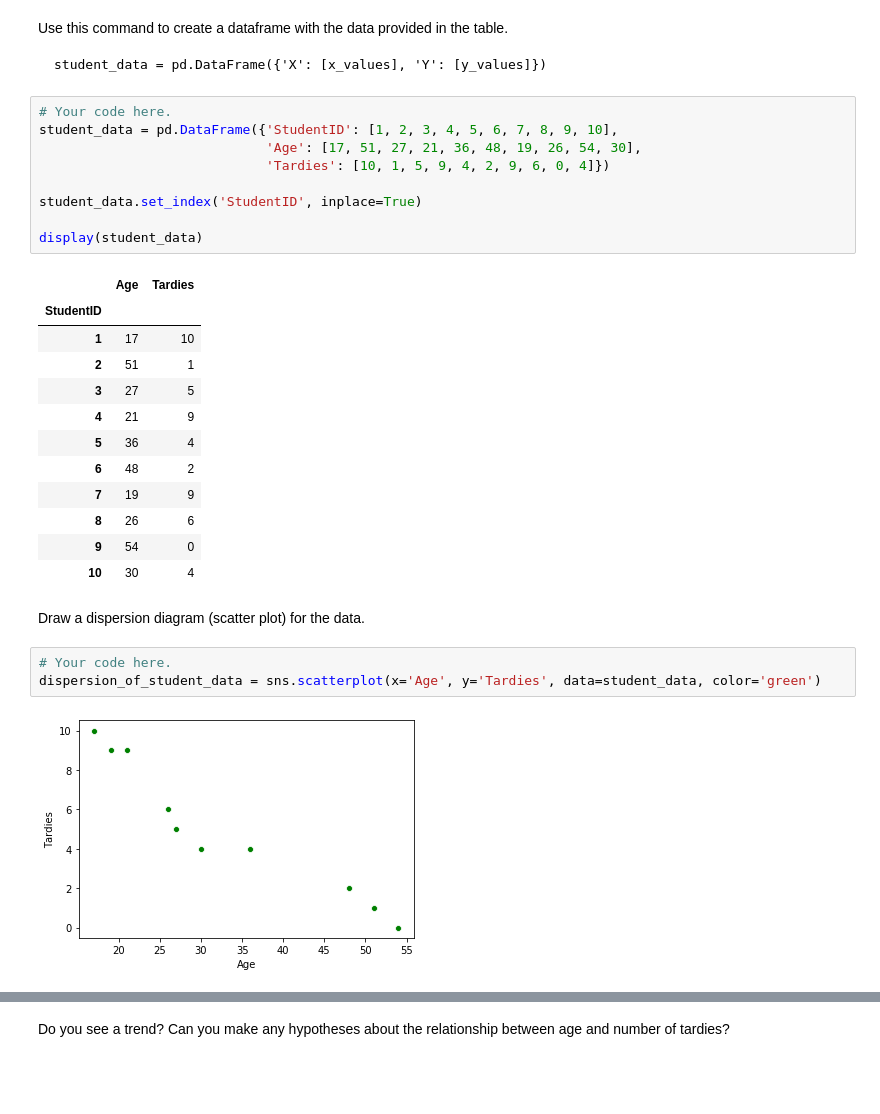
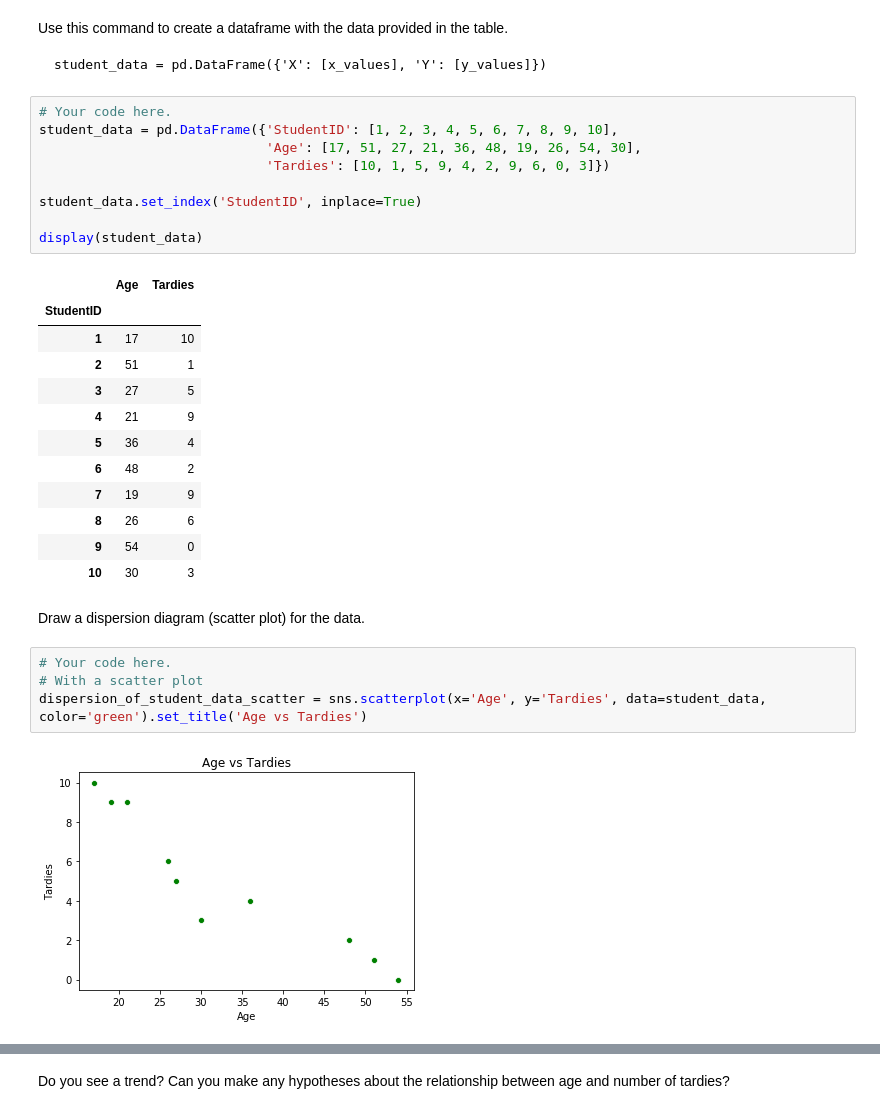
Before and after one commit to almsasantos/dataptmad1019, a Jupyter notebook: module-2/lab-regression-analysis/your-code.ipynb, the cells around one changed output, grey strips where cells are left out. Drawn from its saved outputs; the diff is of its cells as text; blank space fills up the shorter version.

```diff
--- a/module-2/lab-regression-analysis/your-code.ipynb
+++ b/module-2/lab-regression-analysis/your-code.ipynb
@@ -40,7 +40,7 @@ student_data = pd.DataFrame({'X': [x_values], 'Y': [y_values]})
 # Your code here.
 student_data = pd.DataFrame({'StudentID': [1, 2, 3, 4, 5, 6, 7, 8, 9, 10],
                              'Age': [17, 51, 27, 21, 36, 48, 19, 26, 54, 30],
-                             'Tardies': [10, 1, 5, 9, 4, 2, 9, 6, 0, 4]})
+                             'Tardies': [10, 1, 5, 9, 4, 2, 9, 6, 0, 3]})
 
 student_data.set_index('StudentID', inplace=True)
 
@@ -57,11 +57,12 @@ display(student_data)
 | 7 | 19 | 9 |
 | 8 | 26 | 6 |
 | 9 | 54 | 0 |
-| 10 | 30 | 4 |
+| 10 | 30 | 3 |
 # %% [markdown]
 Draw a dispersion diagram (scatter plot) for the data.
 # %%
 # Your code here.
-dispersion_of_student_data = sns.scatterplot(x='Age', y='Tardies', data=student_data, color='green')
+# With a scatter plot
+dispersion_of_student_data_scatter = sns.scatterplot(x='Age', y='Tardies', data=student_data, color='green').set_title('Age vs Tardies')
 # %% [output]
-[figure, old version]
+[figure, new version]
```
Also changed, not shown: parts of 14 cells of this notebook.
